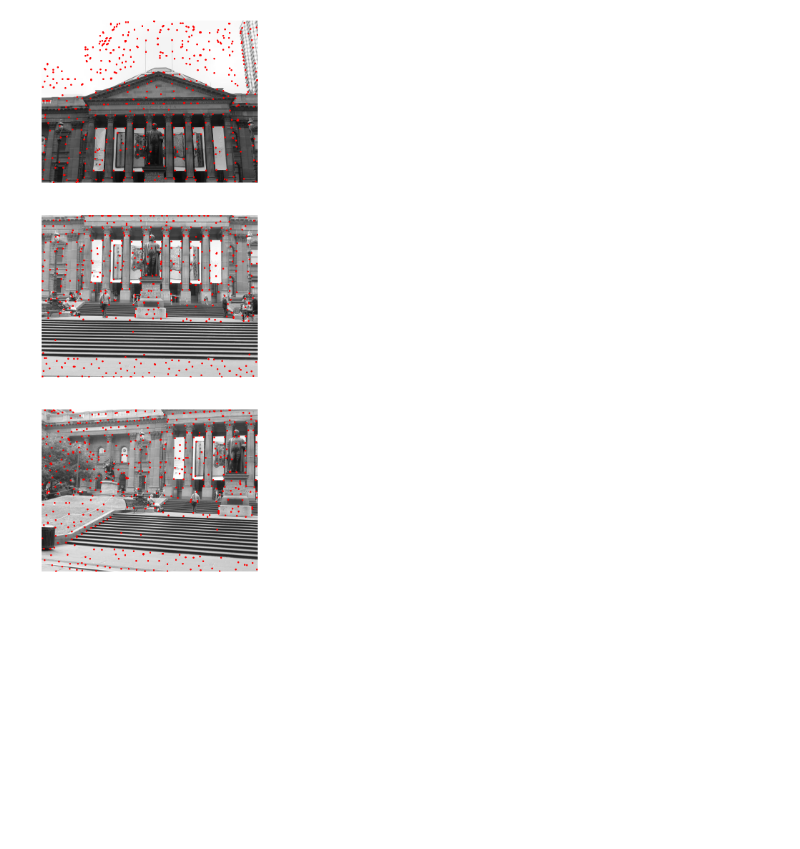
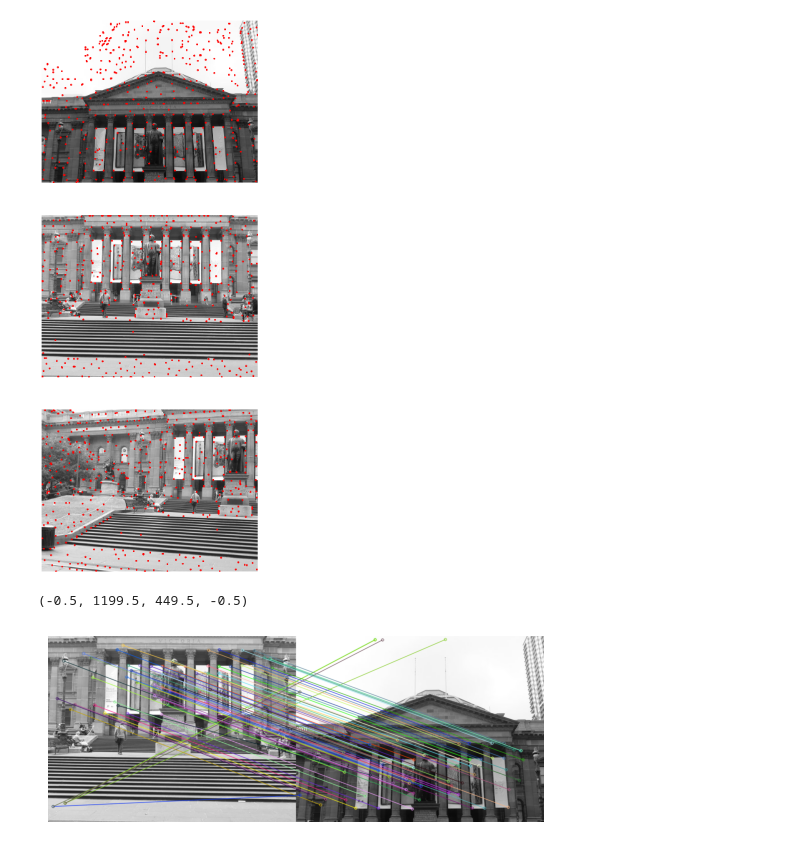
Before and after one commit to Feenet/Panorama-Stitching, a Jupyter notebook: code/panorama.ipynb, the cells around one changed output. Cells and saved outputs as stored; diff of their text form; code cells hidden in the pictures; blank space fills up the shorter version.

Commit message:
Add code to perform feature matching

```diff
--- a/code/panorama.ipynb
+++ b/code/panorama.ipynb
@@ -227,3 +216,32 @@ def feature_matching():
+# %%
+def get_feature_matches(src_descriptors, dst_descriptors):
+    '''
+    Match feature descriptors between corresponding images
+    '''
+    matches = []
+    dst_vecs = np.array([v for (_,v) in dst_descriptors])
+    for (c,v) in src_descriptors:
+        v = np.array([v]).T
+        distances = sorted([(coord, d) for (coord, _), d in zip(dst_descriptors, np.sqrt(np.sum(np.abs(v - dst_vecs.T).T ** 2, axis=1)))], key=lambda t: t[1])
+        best_distance = distances[0][1]
+        scnd_best_distance = distances[1][1]
+        if best_distance / scnd_best_distance < 0.75:
+            matches.append((c, distances[0][0]))
+    return np.array(matches)
+# %%
+set1_feature_matches = []
+for src_idx in range(len(set1_images)):
+    src_matches = []
+    for dst_idx in range(len(set1_images)):
+        if src_idx != dst_idx:
+            src_matches.append(get_feature_matches(set1_feature_descriptors[src_idx], set1_feature_descriptors[dst_idx]))
+    set1_feature_matches.append(src_matches)
+pairs_idx = np.array([(i,i) for i in range(len(set1_feature_matches[0][0]))])
+plt.imshow(drawMatches(set1_images[1], set1_feature_matches[0][0][:,1], set1_images[0], set1_feature_matches[0][0][:,0], pairs_idx))
+plt.axis('off')
+# %% [output]
+(-0.5, 1199.5, 449.5, -0.5)
+[figure, added]
 # %%
 # TODO Add parameters
 def ransac():
```
Also changed, not shown: parts of 2 cells of this notebook.
